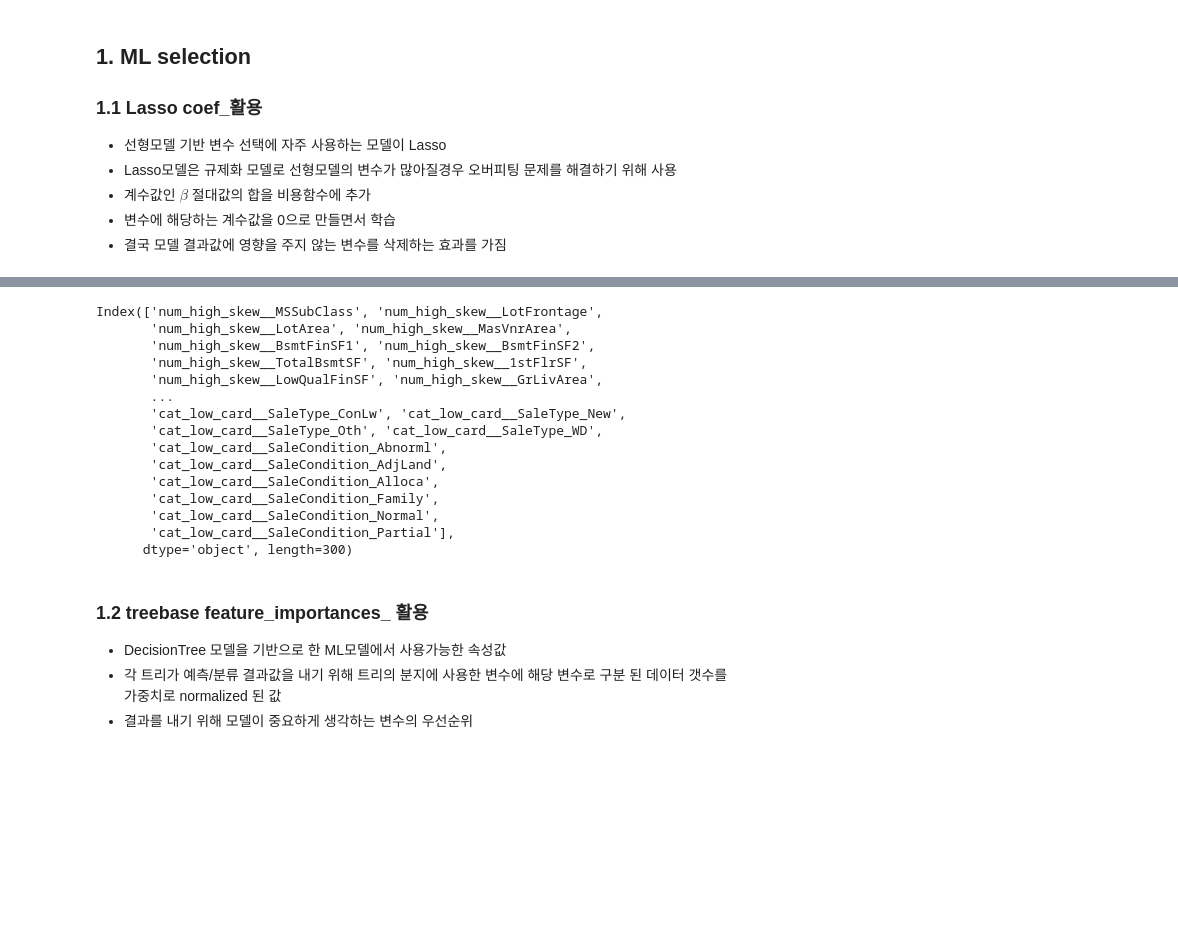
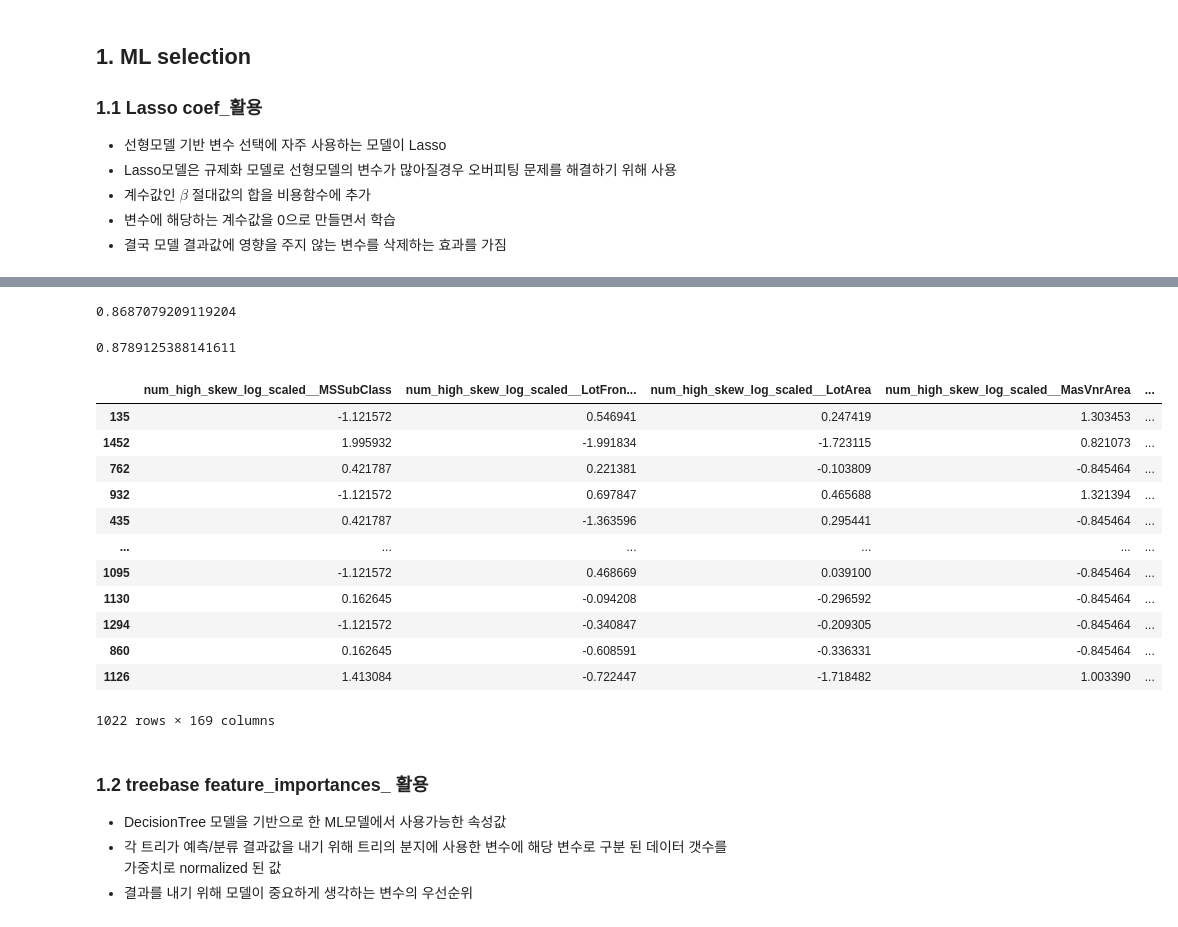
Before and after one commit to overgroove/samsung_lecture, a Jupyter notebook: 05_feature_eng_selection.ipynb, the cells around one changed output, grey strips where cells are left out. Cells and saved outputs as stored; diff of their text form; code cells hidden in the pictures; blank space fills up the shorter version.

```diff
--- a/05_feature_eng_selection.ipynb
+++ b/05_feature_eng_selection.ipynb
@@ -25,2 +25,4 @@ pd.options.display.max_rows = 200
 # %%
 # ames_transform 데이터 로딩
+data = joblib.load('./final_data.joblib')
+data.keys()
@@ -45,0 +74,16 @@ pd.options.display.max_rows = 200
+# %%
+# 선형 회귀 모델
+from sklearn.linear_model import LinearRegression
+model = LinearRegression()
+model.fit(X_train, y_train)
+model.score(X_test, y_test)
+# %% [output]
+0.8687079209119204
+# %%
+# Lasso import 및 fitting, score 확인
+from sklearn.linear_model import Lasso
+Lasso_model = Lasso(alpha=30) # alpha=1 규제화 강도 설정
+Lasso_model.fit(X_train, y_train)
+Lasso_model.score(X_test, y_test)
+# %% [output]
+0.8789125388141611
@@ -46,21 +104,20 @@ pd.options.display.max_rows = 200
 # %%
 # coef_ threashold 기준 변수 선별
+X_train.loc[:, Lasso_model.coef_ != 0]
 # %% [output]
+|  | num_high_skew_log_scaled__MSSubClass | num_high_skew_log_scaled__LotFron... | num_high_skew_log_scaled__LotArea | num_high_skew_log_scaled__MasVnrArea | ... |
+| 135 | -1.121572 | 0.546941 | 0.247419 | 1.303453 | ... |
+| 1452 | 1.995932 | -1.991834 | -1.723115 | 0.821073 | ... |
+| 762 | 0.421787 | 0.221381 | -0.103809 | -0.845464 | ... |
+| 932 | -1.121572 | 0.697847 | 0.465688 | 1.321394 | ... |
+| 435 | 0.421787 | -1.363596 | 0.295441 | -0.845464 | ... |
+| ... | ... | ... | ... | ... | ... |
+| 1095 | -1.121572 | 0.468669 | 0.039100 | -0.845464 | ... |
+| 1130 | 0.162645 | -0.094208 | -0.296592 | -0.845464 | ... |
+| 1294 | -1.121572 | -0.340847 | -0.209305 | -0.845464 | ... |
+| 860 | 0.162645 | -0.608591 | -0.336331 | -0.845464 | ... |
+| 1126 | 1.413084 | -0.722447 | -1.718482 | 1.003390 | ... |
-Index(['num_high_skew__MSSubClass', 'num_high_skew__LotFrontage',
-       'num_high_skew__LotArea', 'num_high_skew__MasVnrArea',
-       'num_high_skew__BsmtFinSF1', 'num_high_skew__BsmtFinSF2',
-       'num_high_skew__TotalBsmtSF', 'num_high_skew__1stFlrSF',
-       'num_high_skew__LowQualFinSF', 'num_high_skew__GrLivArea',
-       ...
-       'cat_low_card__SaleType_ConLw', 'cat_low_card__SaleType_New',
-       'cat_low_card__SaleType_Oth', 'cat_low_card__SaleType_WD',
-       'cat_low_card__SaleCondition_Abnorml',
-       'cat_low_card__SaleCondition_AdjLand',
-       'cat_low_card__SaleCondition_Alloca',
-       'cat_low_card__SaleCondition_Family',
-       'cat_low_card__SaleCondition_Normal',
-       'cat_low_card__SaleCondition_Partial'],
-      dtype='object', length=300)
+1022 rows × 169 columns
 # %% [markdown]
 ### **1.2 treebase feature_importances_ 활용**
 - DecisionTree 모델을 기반으로 한 ML모델에서 사용가능한 속성값
```
Also changed, not shown: parts of 27 cells of this notebook.
